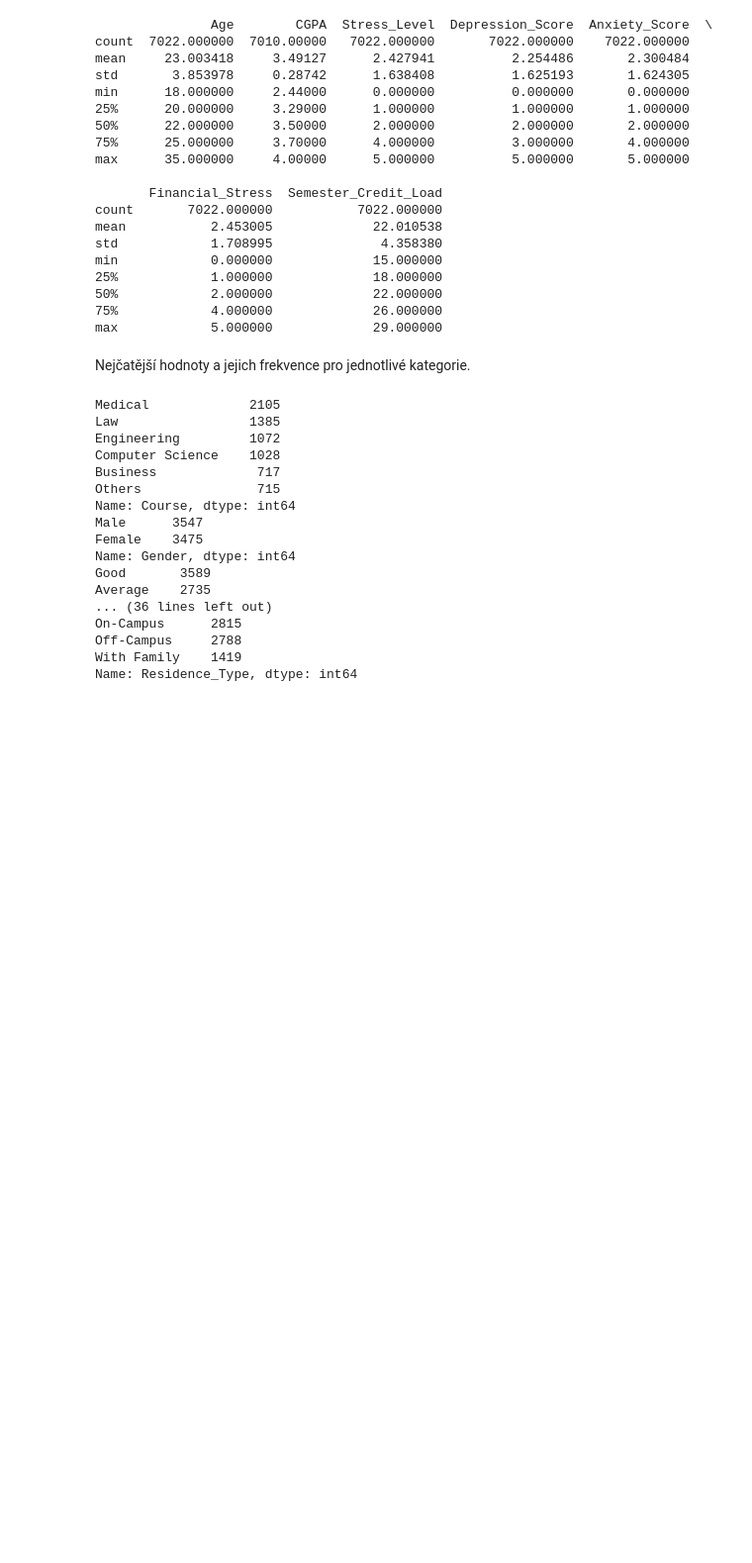
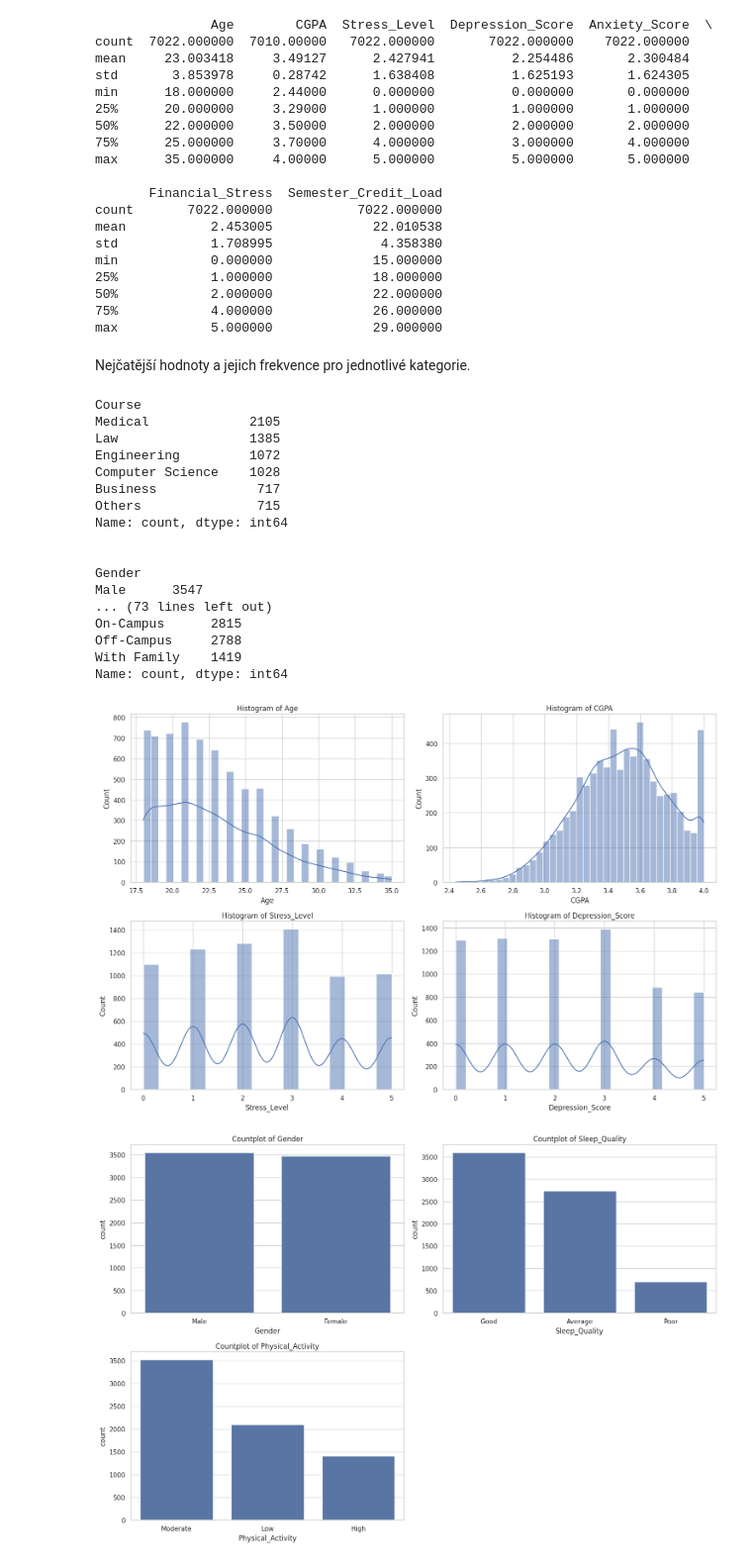
Before and after one commit to jakubKuznik/UPA-project, a Jupyter notebook: Project-2/exploratory_analysis.ipynb, the cells around one changed output. Shown at 99% size. Drawn from its saved outputs; the diff is of its cells as text; code cells hidden in the pictures; blank space fills up the shorter version.

```diff
--- a/Project-2/exploratory_analysis.ipynb
+++ b/Project-2/exploratory_analysis.ipynb
@@ -77,21 +78,50 @@ Nejčatější hodnoty a jejich frekvence pro jednotlivé kategorie.
 # %%
 for column in df.select_dtypes(include=['object', 'category']).columns:
     print(df[column].value_counts())
+    print("\n")
 # %% [output]
+Course
 Medical             2105
 Law                 1385
 Engineering         1072
 Computer Science    1028
 Business             717
 Others               715
-Name: Course, dtype: int64
+Name: count, dtype: int64
+
+
+Gender
 Male      3547
-Female    3475
-Name: Gender, dtype: int64
-Good       3589
-Average    2735
-... (36 lines left out)
+... (73 lines left out)
 On-Campus      2815
 Off-Campus     2788
 With Family    1419
-Name: Residence_Type, dtype: int64
+Name: count, dtype: int64
+# %%
+# Nastavení stylu grafů
+sns.set(style="whitegrid")
+
+# Univariátní analýza: Numerické proměnné
+numerical_columns = ['Age', 'CGPA', 'Stress_Level', 'Depression_Score']
+
+plt.figure(figsize=(15, 10))
+for i, col in enumerate(numerical_columns):
+    plt.subplot(2, 2, i + 1)
+    sns.histplot(df[col], kde=True)
+    plt.title(f'Histogram of {col}')
+plt.tight_layout()
+plt.show()
+
+# Univariátní analýza: Kategorické proměnné
+categorical_columns = ['Gender', 'Sleep_Quality', 'Physical_Activity']
+
+plt.figure(figsize=(15, 10))
+for i, col in enumerate(categorical_columns):
+    plt.subplot(2, 2, i + 1)
+    sns.countplot(x=col, data=df)
+    plt.title(f'Countplot of {col}')
+plt.tight_layout()
+plt.show()
+# %% [output]
+[figure, added]
+[figure, added]
```
Also changed, not shown: parts of 2 cells of this notebook.
